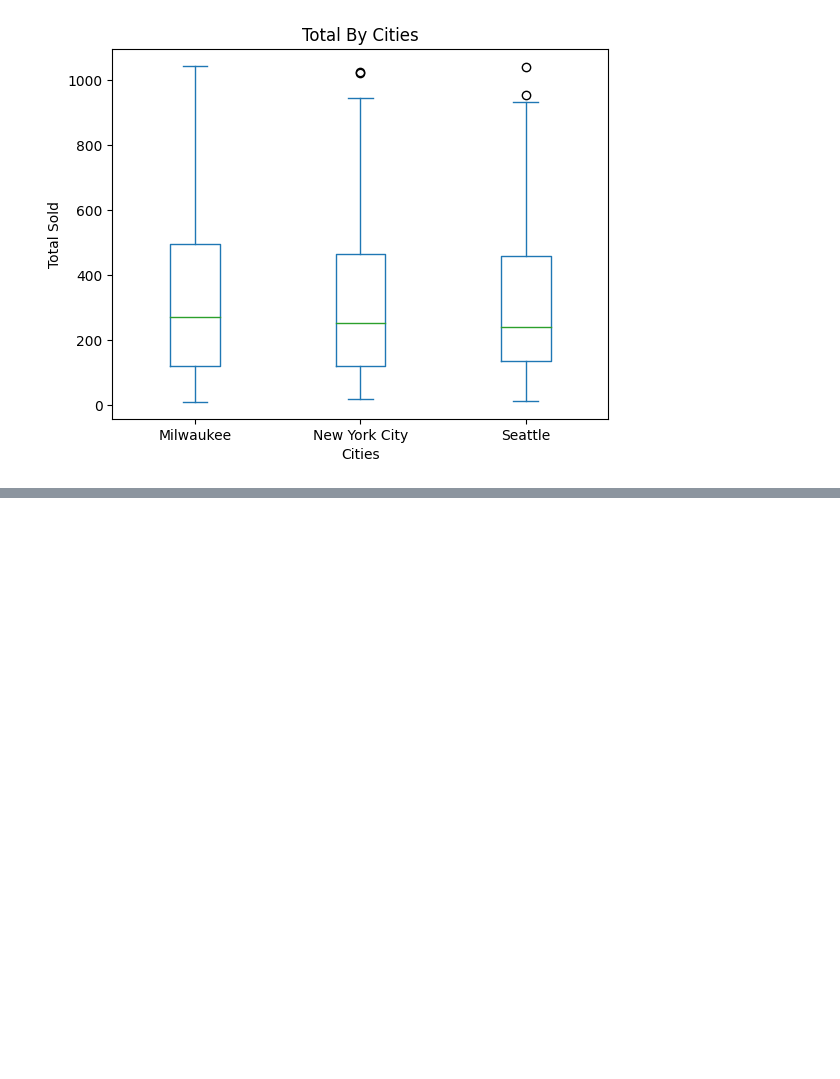
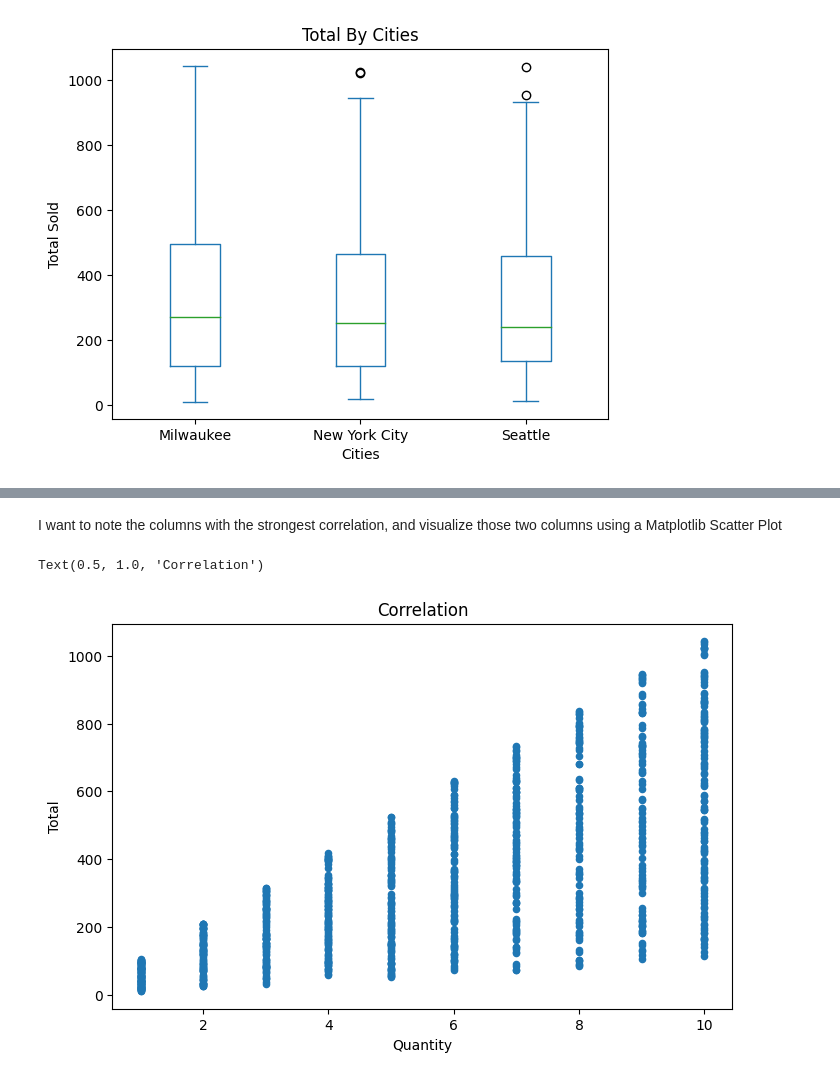
Before and after one commit to LaToya-Burt/ExploratoryDataAnalysis1, a Jupyter notebook: eda.ipynb, the cells around one changed output, grey strips where cells are left out. Drawn from its saved outputs; the diff is of its cells as text; code cells hidden in the pictures; blank space fills up the shorter version.

```diff
--- a/eda.ipynb
+++ b/eda.ipynb
@@ -152,0 +184,8 @@ Text(0.5, 0, 'Cities')
+# %% [markdown]
+ I want to note the columns with the strongest correlation, and visualize those two columns using a Matplotlib Scatter Plot
+# %%
+joined_df.plot.scatter(x="Quantity", y="Total", figsize= (8,5))
+plt.title("Correlation")
+# %% [output]
+Text(0.5, 1.0, 'Correlation')
+[figure, added]
```
Also changed, not shown: parts of 9 cells of this notebook.
